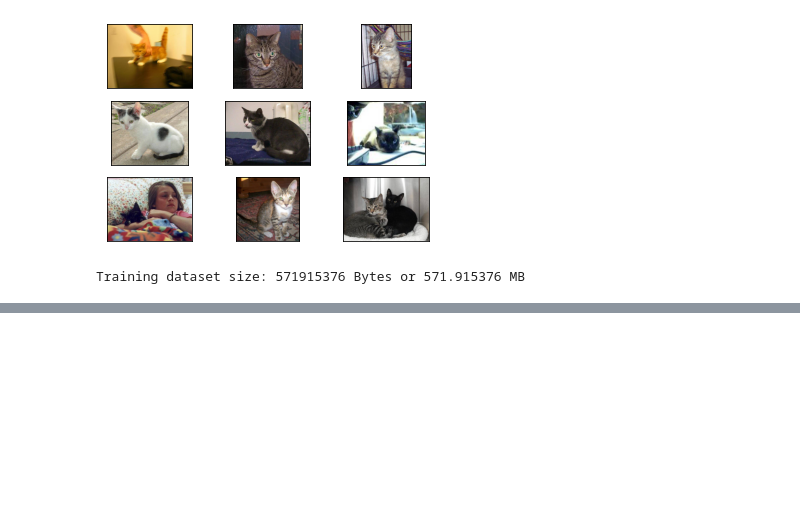
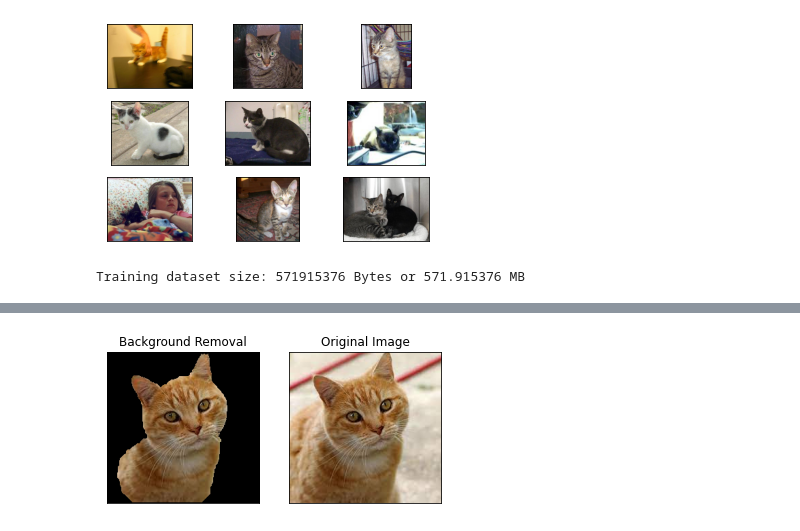
Before and after one commit to AlejandroMonje/AAI-521-project, a Jupyter notebook: AAI_521_Group3.ipynb, the cells around one changed output, grey strips where cells are left out. Saved outputs shown, nothing was run; the diff lists cells and outputs as text; code cells hidden in the pictures; blank space fills up the shorter version.

```diff
--- a/AAI_521_Group3.ipynb
+++ b/AAI_521_Group3.ipynb
@@ -181,0 +322,11 @@ Total images in train and test:
+# %%
+# Load and copy image
+image_read = cv2.imread(file)
+#img = cv2.cvtColor(image_read, cv2.COLOR_BGR2RGB)
+img = image_read.copy()
+
+# Make zero filled mask with same image shape
+mask = np.zeros(img.shape[:2], np.uint8)
+
+# Image shape
+print('Image Shape:', img.shape)
@@ -181,0 +376,23 @@ Total images in train and test:
+# %%
+# Define second mask (keeps foreground object, darkens background)
+mask2 = np.where((mask == 2) | (mask == 0), 0, 1).astype('uint8')
+
+# Apply mask2 to image
+img = img*mask2[:,:,np.newaxis]
+# %%
+# Plot images
+plt.subplot(121)
+plt.imshow(cv2.cvtColor(img, cv2.COLOR_BGR2RGB))
+plt.title('Background Removal')
+plt.xticks([])
+plt.yticks([])
+
+plt.subplot(122)
+plt.imshow(cv2.cvtColor(image_read, cv2.COLOR_BGR2RGB))
+plt.title('Original Image')
+plt.xticks([])
+plt.yticks([])
+
+plt.show()
+# %% [output]
+[figure, added]
```
Also changed, not shown: parts of 22 cells of this notebook.
